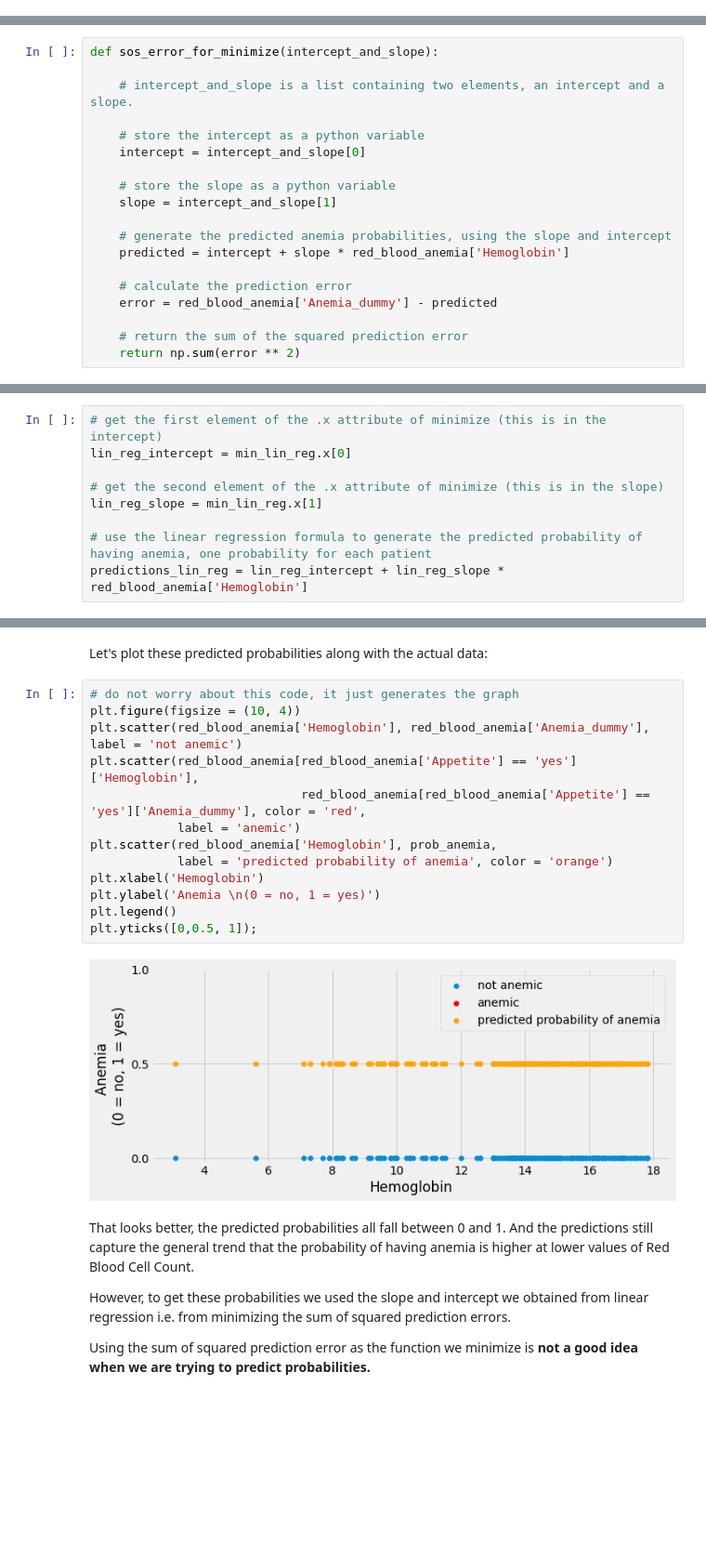
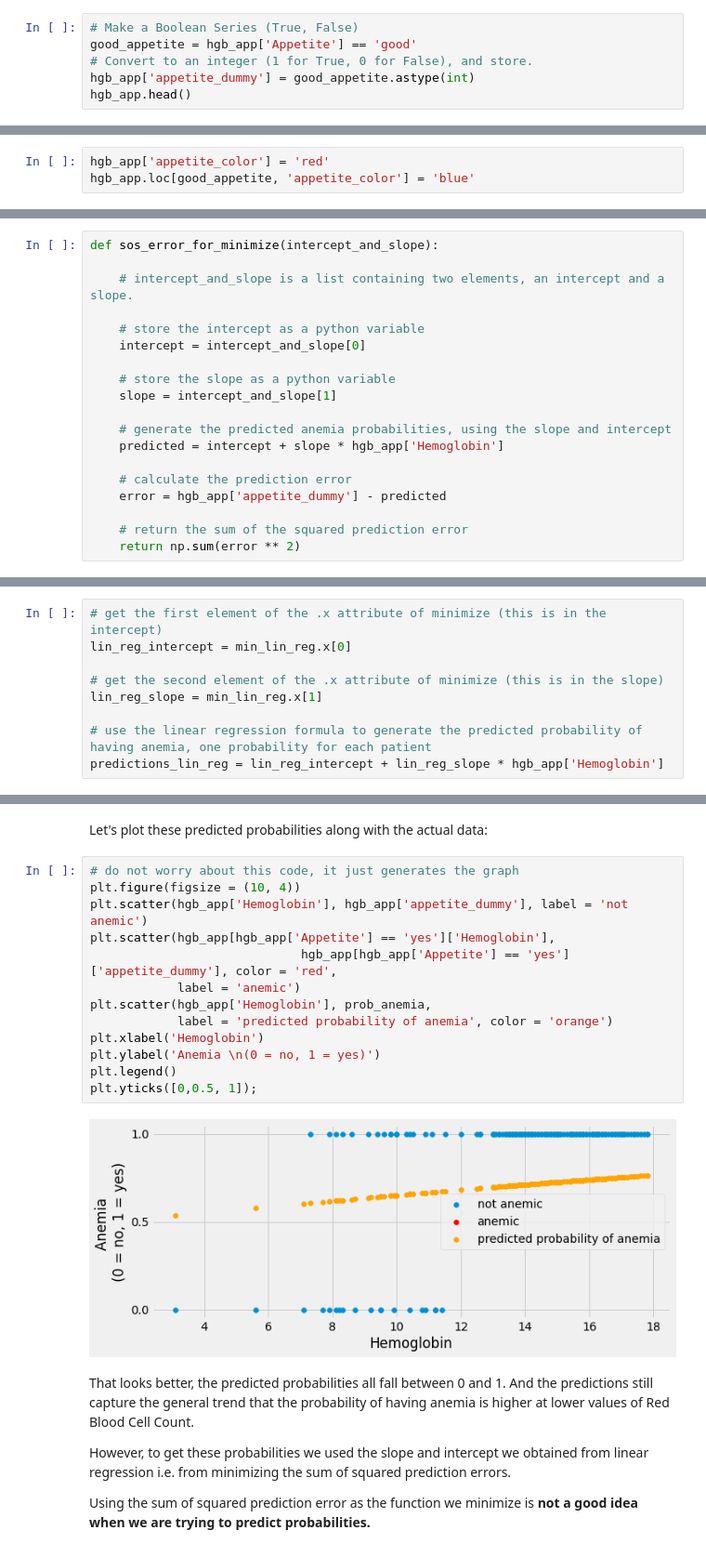
Before and after one commit to pxr687/edu_resources, a Jupyter notebook: Binary_Logistic_Regression_with_Minimize.ipynb, the cells around one changed output, grey strips where cells are left out. Shown at 93% size. Cells and saved outputs as stored; diff of their text form; blank space fills up the shorter version.

```diff
--- a/Binary_Logistic_Regression_with_Minimize.ipynb
+++ b/Binary_Logistic_Regression_with_Minimize.ipynb
@@ -169,0 +102,6 @@ plt.yticks([0,1]);
+# %%
+# Make a Boolean Series (True, False)
+good_appetite = hgb_app['Appetite'] == 'good'
+# Convert to an integer (1 for True, 0 for False), and store.
+hgb_app['appetite_dummy'] = good_appetite.astype(int)
+hgb_app.head()
@@ -169,0 +126,3 @@ plt.yticks([0,1]);
+# %%
+hgb_app['appetite_color'] = 'red'
+hgb_app.loc[good_appetite, 'appetite_color'] = 'blue'
@@ -239,10 +211,10 @@ def sos_error_for_minimize(intercept_and_slope):
     slope = intercept_and_slope[1]
 
     # generate the predicted anemia probabilities, using the slope and intercept
-    predicted = intercept + slope * red_blood_anemia['Hemoglobin']
+    predicted = intercept + slope * hgb_app['Hemoglobin']
 
     # calculate the prediction error
-    error = red_blood_anemia['Anemia_dummy'] - predicted
+    error = hgb_app['appetite_dummy'] - predicted
 
     # return the sum of the squared prediction error
     return np.sum(error ** 2)
@@ -285,7 +257,7 @@ lin_reg_intercept = min_lin_reg.x[0]
 lin_reg_slope = min_lin_reg.x[1]
 
 # use the linear regression formula to generate the predicted probability of having anemia, one probability for each patient
-predictions_lin_reg = lin_reg_intercept + lin_reg_slope * red_blood_anemia['Hemoglobin']
+predictions_lin_reg = lin_reg_intercept + lin_reg_slope * hgb_app['Hemoglobin']
 # %% [markdown]
 Let's plot our predictions, alongside the actual data. The predictions, from linear regression, are shown in orange.
 # %%
@@ -389,18 +361,18 @@ Let's plot these predicted probabilities along with the actual data:
 # %%
 # do not worry about this code, it just generates the graph
 plt.figure(figsize = (10, 4))
-plt.scatter(red_blood_anemia['Hemoglobin'], red_blood_anemia['Anemia_dummy'], label = 'not anemic')
-plt.scatter(red_blood_anemia[red_blood_anemia['Appetite'] == 'yes']['Hemoglobin'],
-                             red_blood_anemia[red_blood_anemia['Appetite'] == 'yes']['Anemia_dummy'], color = 'red',
+plt.scatter(hgb_app['Hemoglobin'], hgb_app['appetite_dummy'], label = 'not anemic')
+plt.scatter(hgb_app[hgb_app['Appetite'] == 'yes']['Hemoglobin'],
+                             hgb_app[hgb_app['Appetite'] == 'yes']['appetite_dummy'], color = 'red',
             label = 'anemic')
-plt.scatter(red_blood_anemia['Hemoglobin'], prob_anemia,
+plt.scatter(hgb_app['Hemoglobin'], prob_anemia,
             label = 'predicted probability of anemia', color = 'orange')
 plt.xlabel('Hemoglobin')
 plt.ylabel('Anemia \n(0 = no, 1 = yes)')
 plt.legend()
 plt.yticks([0,0.5, 1]);
 # %% [output]
-[figure, old version]
+[figure, new version]
 # %% [markdown]
 That looks better, the predicted probabilities all fall between 0 and 1. And the predictions still capture the general trend that the probability of having anemia is higher at lower values of Red Blood Cell Count.
 
```
Also changed, not shown: parts of 36 cells of this notebook, 1 other file.
